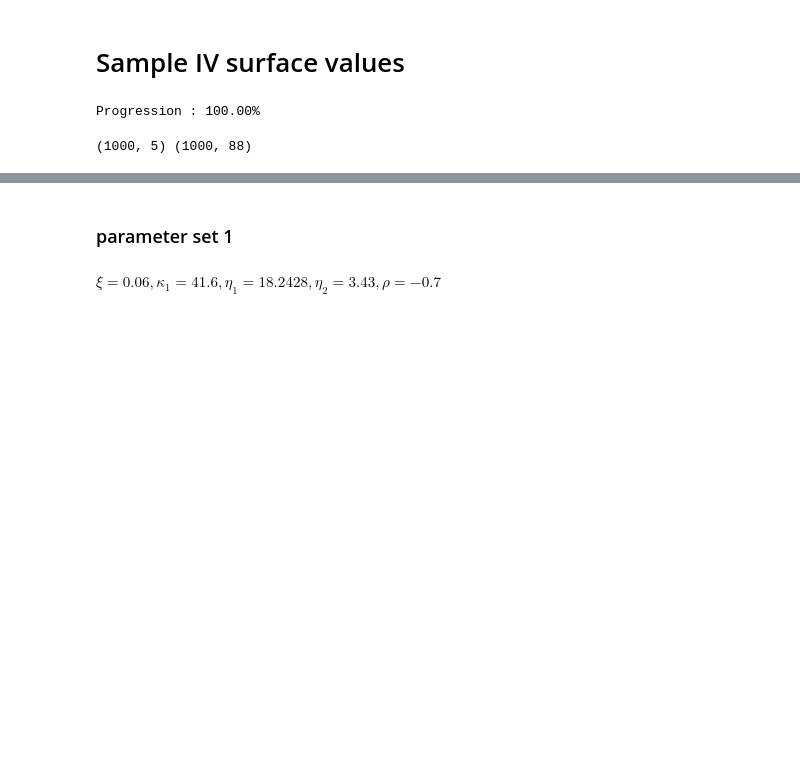
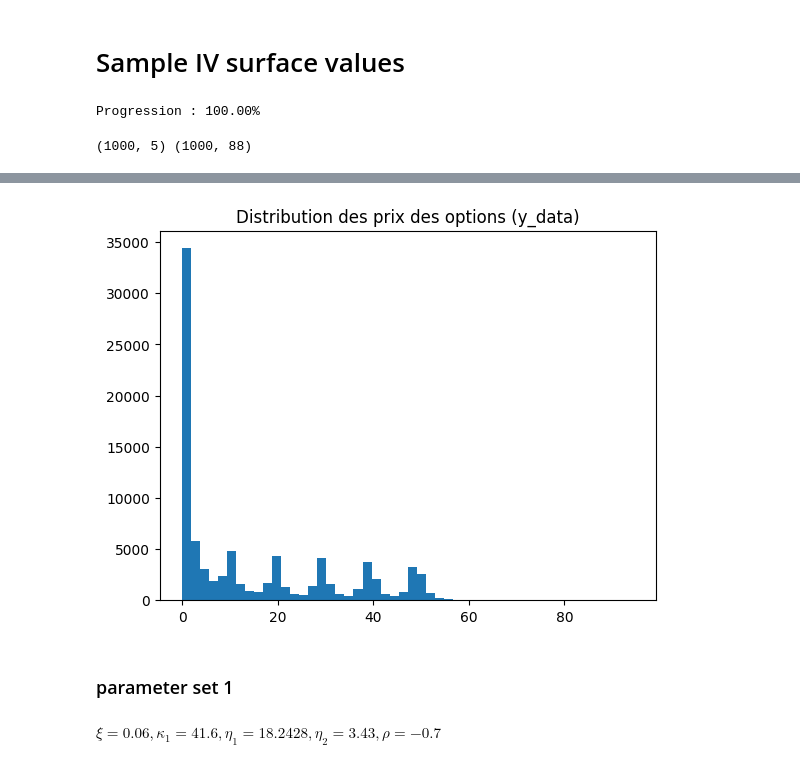
Before and after one commit to pottierc/Project_2f_bergomi, a Jupyter notebook: 01. Working_Space/Data_generator.ipynb, the cells around one changed output, grey strips where cells are left out. Saved outputs shown, nothing was run; the diff lists cells and outputs as text; code cells hidden in the pictures; blank space fills up the shorter version.

```diff
--- a/01. Working_Space/Data_generator.ipynb
+++ b/01. Working_Space/Data_generator.ipynb
@@ -406,3 +433,11 @@ print(X_data.shape, y_data.shape)
+# %%
+import matplotlib.pyplot as plt
+
+plt.hist(y_data.flatten(), bins=50)
+plt.title("Distribution des prix des options (y_data)")
+plt.show()
+# %% [output]
+[figure, added]
 # %%
 df_train = pd.DataFrame(X_data, columns=['xi', 'kappa_1', 'eta_1', 'eta_2', 'rho'])
 df_train = pd.concat([df_train, pd.DataFrame(y_data)], axis=1)
```
Also changed, not shown: parts of 2 cells of this notebook, 3 other files.
